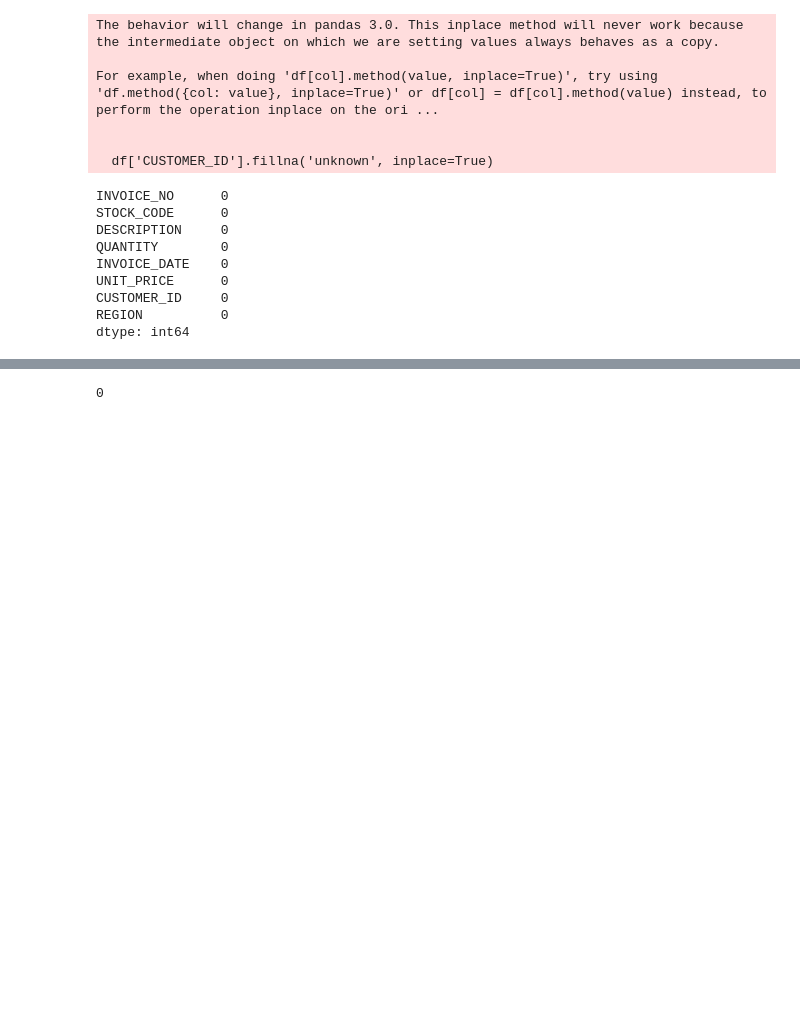
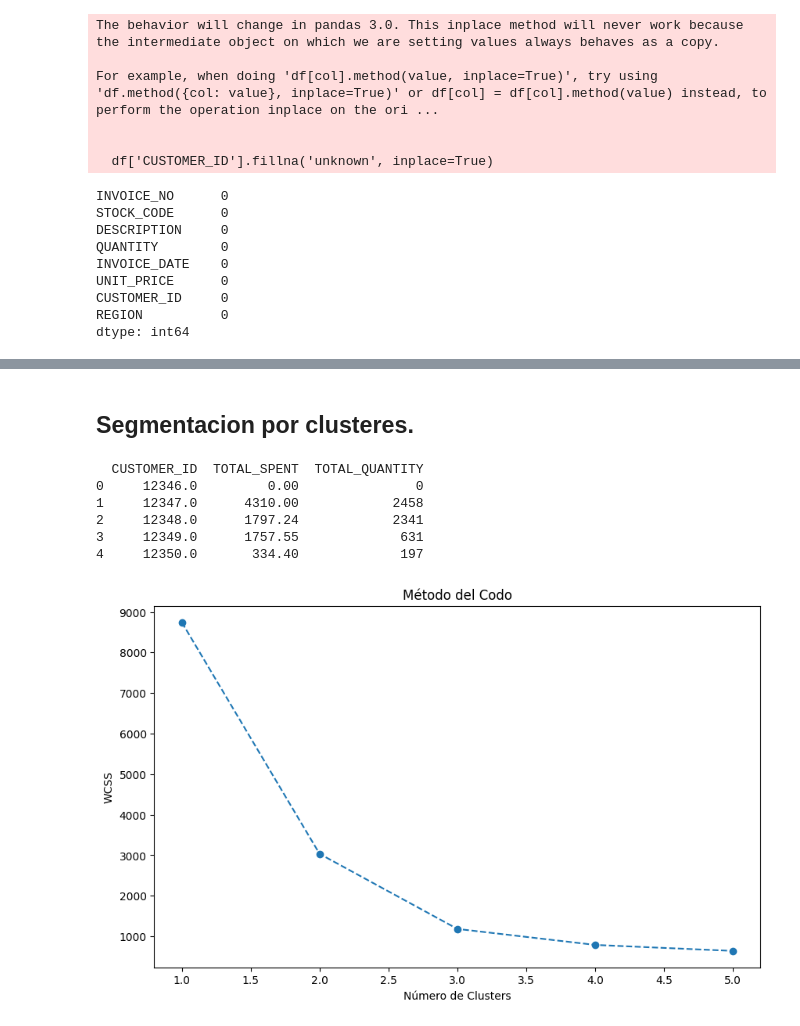
Before and after one commit to HidenLacan/Hackaton-data, a Jupyter notebook: hackhathon.ipynb, the cells around one changed output, grey strips where cells are left out. Saved outputs shown, nothing was run; the diff lists cells and outputs as text; code cells hidden in the pictures; blank space fills up the shorter version.

```diff
--- a/hackhathon.ipynb
+++ b/hackhathon.ipynb
@@ -239,4 +259,0 @@ df.drop_duplicates().reset_index(drop=True)
-# %%
-df.duplicated().sum()
-# %% [output]
-0
@@ -246,3 +261,51 @@ df['DESCRIPTION'] = df['DESCRIPTION'].replace('?', 'unknown')
 # VAMOS A BORRAR ESTOS DATOS
 
 # df[(df['UNIT_PRICE'] == 0) & (df['DESCRIPTION'] == 'unknown') & (df['CUSTOMER_ID'] == 'unknown')].dropna(inplace=True).reset_index(drop=True)
+# %% [markdown]
+## Segmentacion por clusteres.
+# %%
+data_positive_quantity = df.copy()
+
+# Calcular el gasto total por cliente usando .loc para evitar SettingWithCopyWarning
+data_positive_quantity.loc[:, 'TOTAL_SPENT'] = data_positive_quantity['QUANTITY'] * data_positive_quantity['UNIT_PRICE']
+
+# Agrupar por 'CUSTOMER_ID' y calcular el gasto total y la cantidad total comprada
+customer_data = data_positive_quantity.groupby('CUSTOMER_ID').agg(
+    TOTAL_SPENT=pd.NamedAgg(column='TOTAL_SPENT', aggfunc='sum'),
+    TOTAL_QUANTITY=pd.NamedAgg(column='QUANTITY', aggfunc='sum')
+).reset_index()
+
+# Mostrar los primeros registros del DataFrame para verificar
+print(customer_data.head())
+# %% [output]
+  CUSTOMER_ID  TOTAL_SPENT  TOTAL_QUANTITY
+0     12346.0         0.00               0
+1     12347.0      4310.00            2458
+2     12348.0      1797.24            2341
+3     12349.0      1757.55             631
+4     12350.0       334.40             197
+# %%
+
+# Seleccionar las características para la segmentación
+features = customer_data[['TOTAL_SPENT', 'TOTAL_QUANTITY']]
+
+# Estandarizar los datos
+scaler = StandardScaler()
+features_scaled = scaler.fit_transform(features)
+
+# Determinar el número óptimo de clusters utilizando el método del codo con un rango reducido
+wcss = []
+for i in range(1, 6):
+    kmeans = KMeans(n_clusters=i, random_state=42)
+    kmeans.fit(features_scaled)
+    wcss.append(kmeans.inertia_)
+
+# Graficar el método del codo con el rango reducido
+plt.figure(figsize=(10, 6))
+plt.plot(range(1, 6), wcss, marker='o', linestyle='--')
+plt.title('Método del Codo')
+plt.xlabel('Número de Clusters')
+plt.ylabel('WCSS')
+plt.show()
+# %% [output]
+[figure, added]
```
Also changed, not shown: parts of 31 cells of this notebook.
